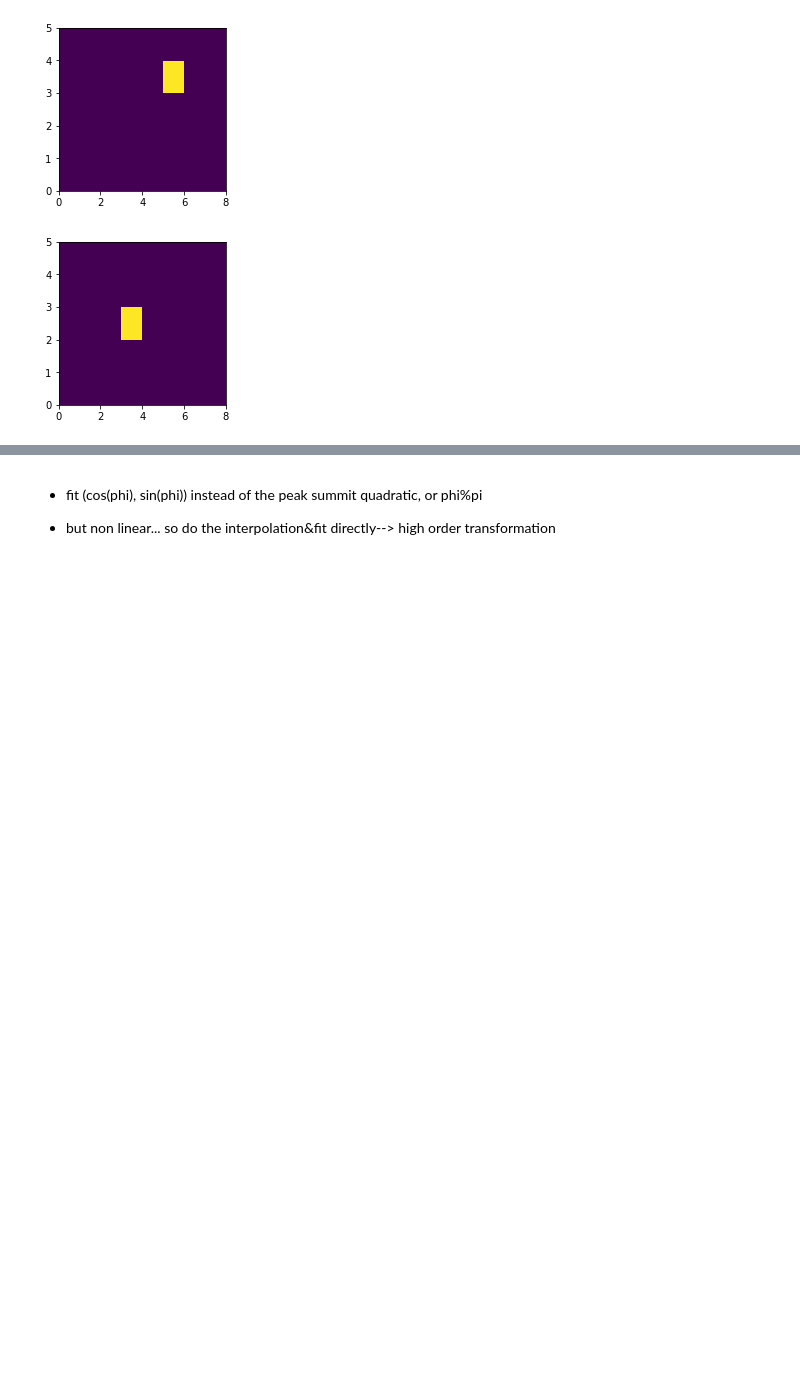
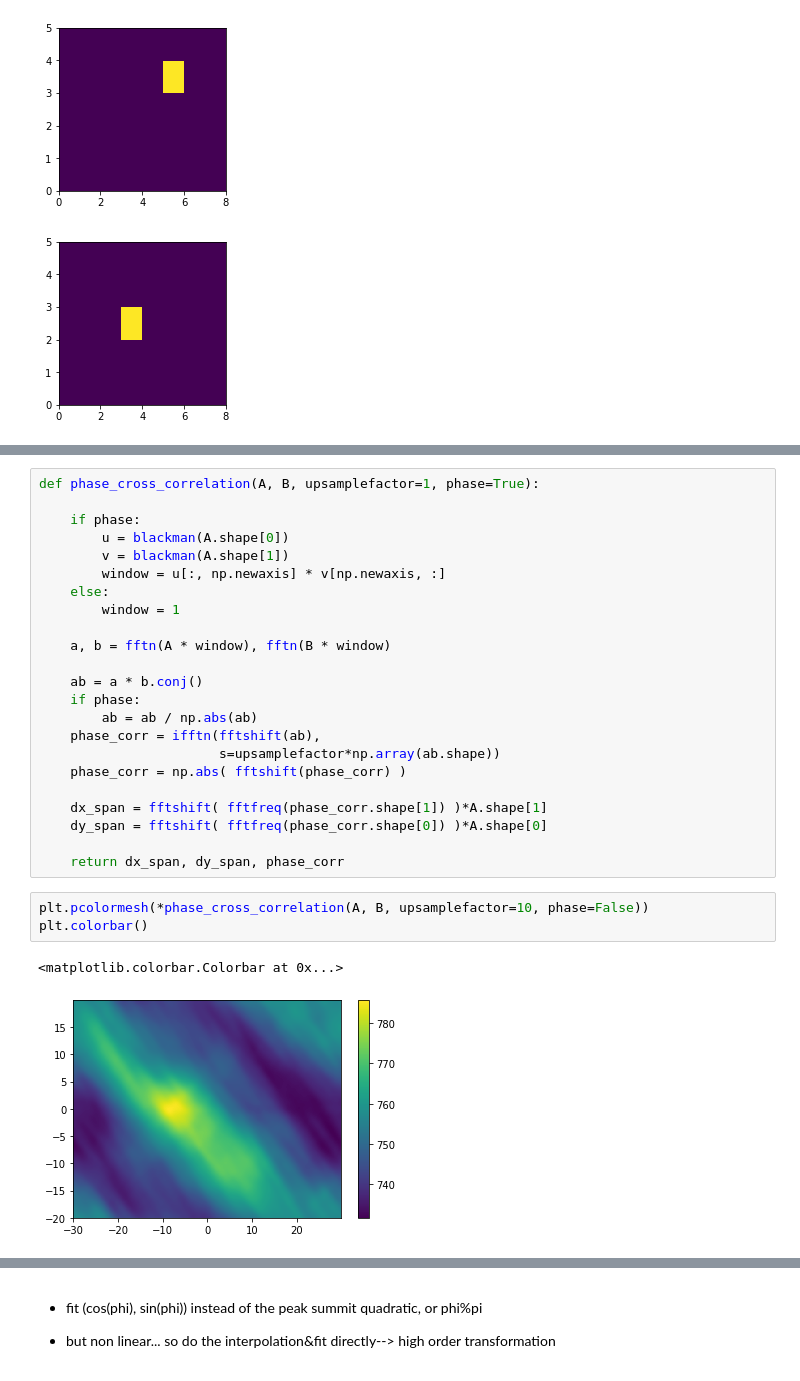
Before and after one commit to xdze2/stretchablecorr, a Jupyter notebook: toy_models/opti_corr.ipynb, the cells around one changed output, grey strips where cells are left out. Cells and saved outputs as stored; diff of their text form; blank space fills up the shorter version.

```diff
--- a/toy_models/opti_corr.ipynb
+++ b/toy_models/opti_corr.ipynb
@@ -93,0 +95,29 @@ window = np.matmul(u, v)
+# %%
+def phase_cross_correlation(A, B, upsamplefactor=1, phase=True):
+
+    if phase:
+        u = blackman(A.shape[0])
+        v = blackman(A.shape[1])
+        window = u[:, np.newaxis] * v[np.newaxis, :]
+    else:
+        window = 1
+
+    a, b = fftn(A * window), fftn(B * window)
+
+    ab = a * b.conj()
+    if phase:
+        ab = ab / np.abs(ab)
+    phase_corr = ifftn(fftshift(ab),
+                       s=upsamplefactor*np.array(ab.shape))
+    phase_corr = np.abs( fftshift(phase_corr) )
+
+    dx_span = fftshift( fftfreq(phase_corr.shape[1]) )*A.shape[1]
+    dy_span = fftshift( fftfreq(phase_corr.shape[0]) )*A.shape[0]
+
+    return dx_span, dy_span, phase_corr
+# %%
+plt.pcolormesh(*phase_cross_correlation(A, B, upsamplefactor=10, phase=False))
+plt.colorbar()
+# %% [output]
+<matplotlib.colorbar.Colorbar at 0x...>
+[figure, added]
```
Also changed, not shown: parts of 23 cells of this notebook, 2 other files.
